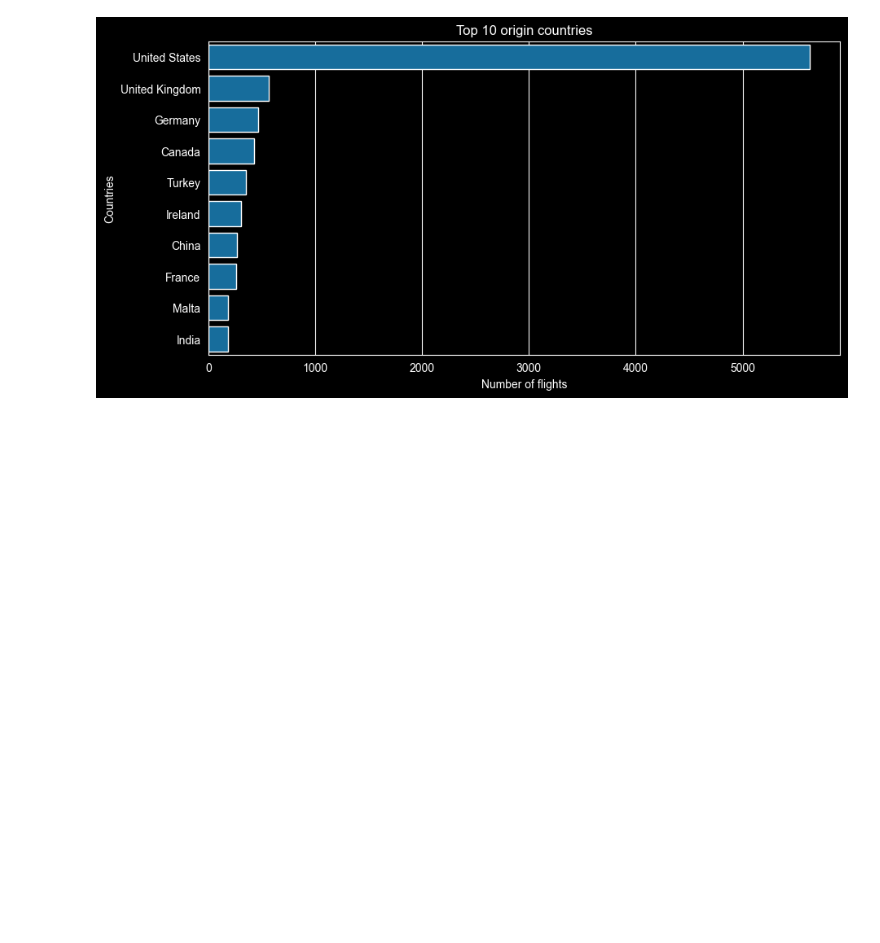
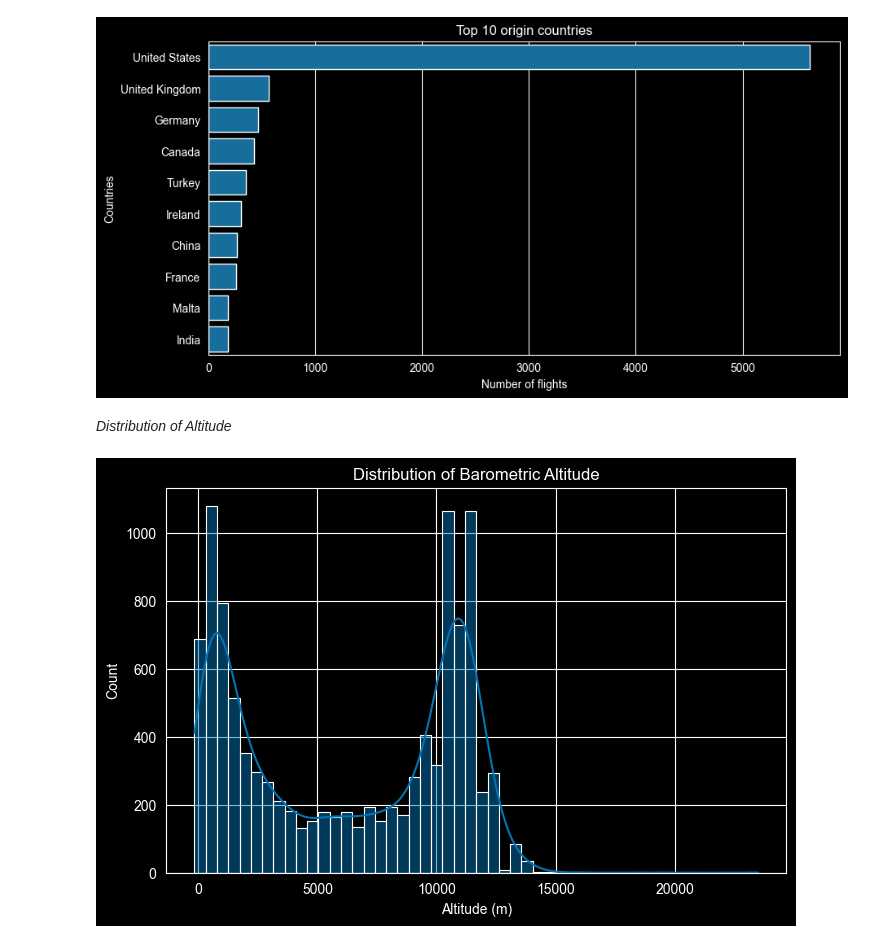
Before and after one commit to muneebsaddal/opensky-flight-data-analysis, a Jupyter notebook: flight_data_analysis.ipynb, the cells around one changed output. Saved outputs shown, nothing was run; the diff lists cells and outputs as text; code cells hidden in the pictures; blank space fills up the shorter version.

```diff
--- a/flight_data_analysis.ipynb
+++ b/flight_data_analysis.ipynb
@@ -57,3 +124,14 @@ if "origin_country" in df.columns:
     plt.show()
 # %% [output]
 [figure]
+# %% [markdown]
+*Distribution of Altitude*
+# %%
+if "barometric_altitude" in df.columns:
+    plt.figure(figsize=(8,5))
+    sns.histplot(df["barometric_altitude"].dropna(), bins=50, kde=True)
+    plt.title("Distribution of Barometric Altitude")
+    plt.xlabel("Altitude (m)")
+    plt.show()
+# %% [output]
+[figure, added]
```
Also changed, not shown: parts of 18 cells of this notebook.
